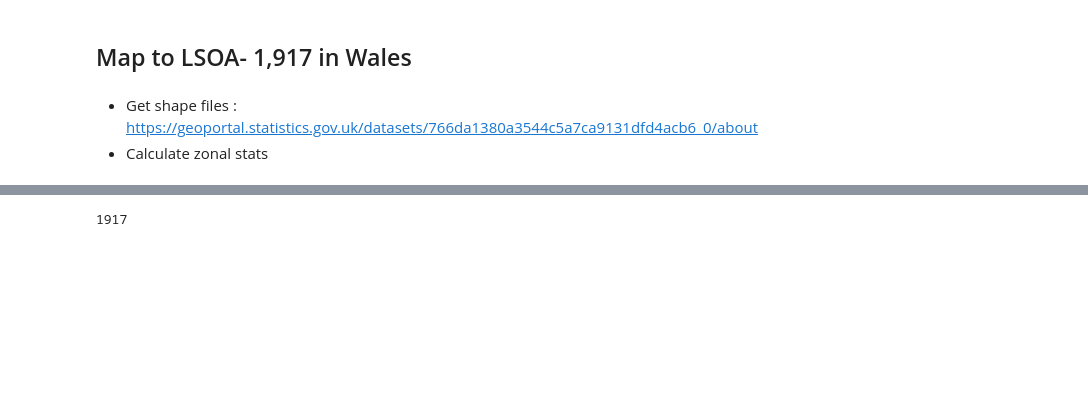
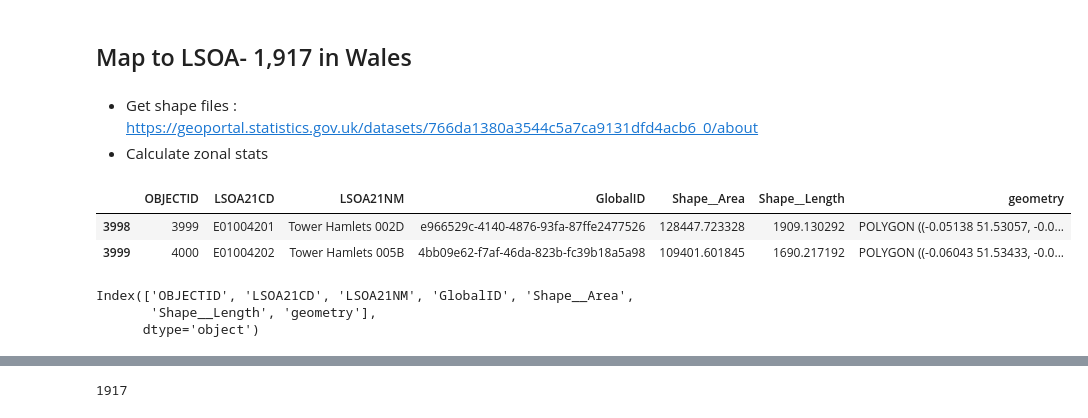
Before and after one commit to humaniverse/loneliness, a Jupyter notebook: inst/python/notebooks/wales_idw_2022.ipynb, the cells around one changed output, grey strips where cells are left out. Saved outputs shown, nothing was run; the diff lists cells and outputs as text; code cells hidden in the pictures; blank space fills up the shorter version.

```diff
--- a/inst/python/notebooks/wales_idw_2022.ipynb
+++ b/inst/python/notebooks/wales_idw_2022.ipynb
@@ -280,3 +292,18 @@ Darker areas around the cities; roughly matches
 # %% [markdown]
 - Get shape files : https://geoportal.statistics.gov.uk/datasets/766da1380a3544c5a7ca9131dfd4acb6_0/about
 - Calculate zonal stats
+# %%
+url = "https://services1.arcgis.com/ESMARspQHYMw9BZ9/arcgis/rest/services/LSOA_Dec_2021_Boundaries_Generalised_Clipped_EW_BGC_2022/FeatureServer/0/query?outFields=*&where=1%3D1&f=geojson"
+df = gpd.read_file(url)
+# %%
+df.tail(2)
+# %% [output]
+|  | OBJECTID | LSOA21CD | LSOA21NM | GlobalID | Shape__Area | Shape__Length | geometry |
+| 3998 | 3999 | E01004201 | Tower Hamlets 002D | e966529c-4140-4876-93fa-87ffe2477526 | 128447.723328 | 1909.130292 | POLYGON ((-0.05138 51.53057, -0.0... |
+| 3999 | 4000 | E01004202 | Tower Hamlets 005B | 4bb09e62-f7af-46da-823b-fc39b18a5a98 | 109401.601845 | 1690.217192 | POLYGON ((-0.06043 51.53433, -0.0... |
+# %%
+df.columns
+# %% [output]
+Index(['OBJECTID', 'LSOA21CD', 'LSOA21NM', 'GlobalID', 'Shape__Area',
+       'Shape__Length', 'geometry'],
+      dtype='object')
```
Also changed, not shown: parts of 6 cells of this notebook, 1 other file.
